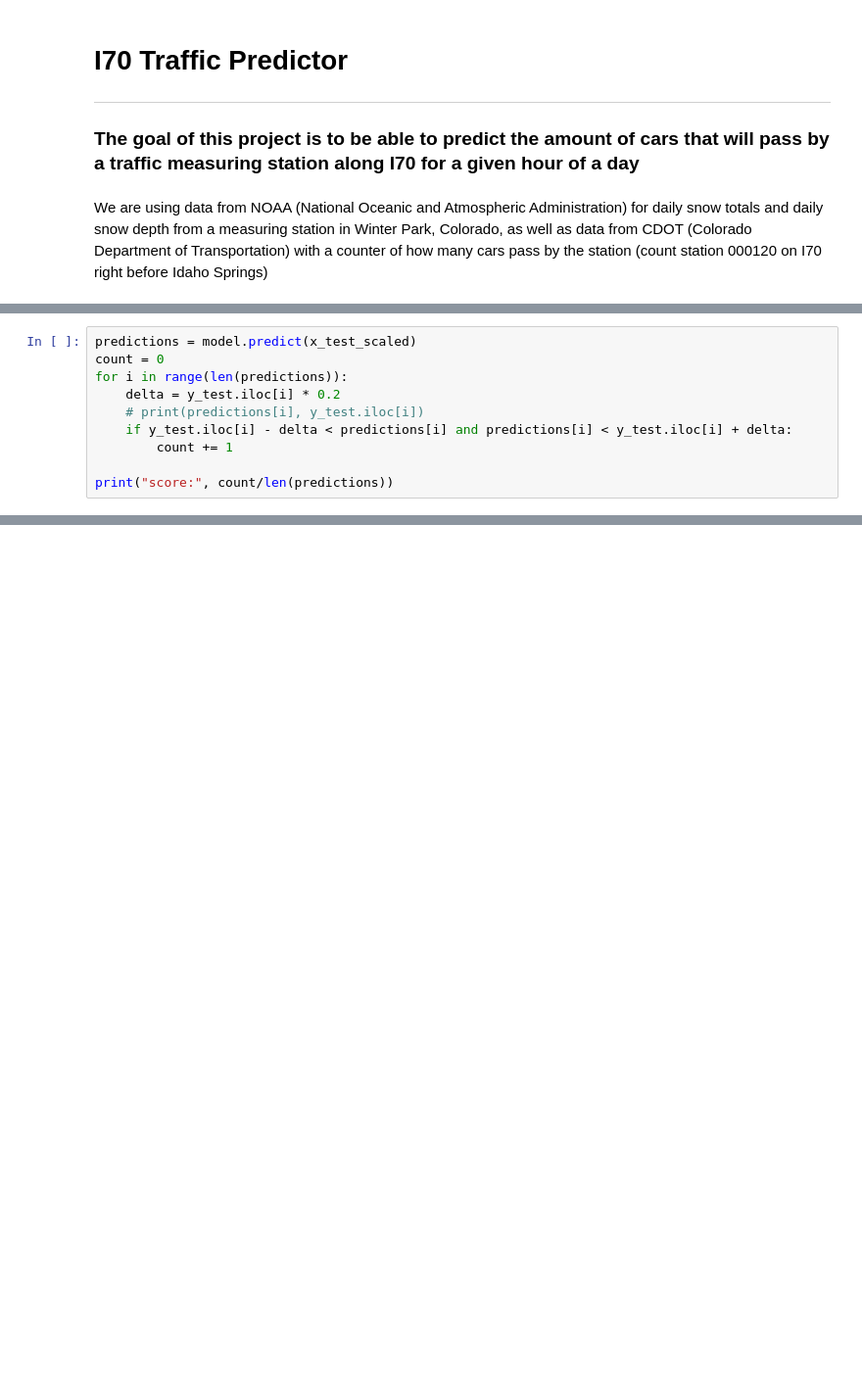
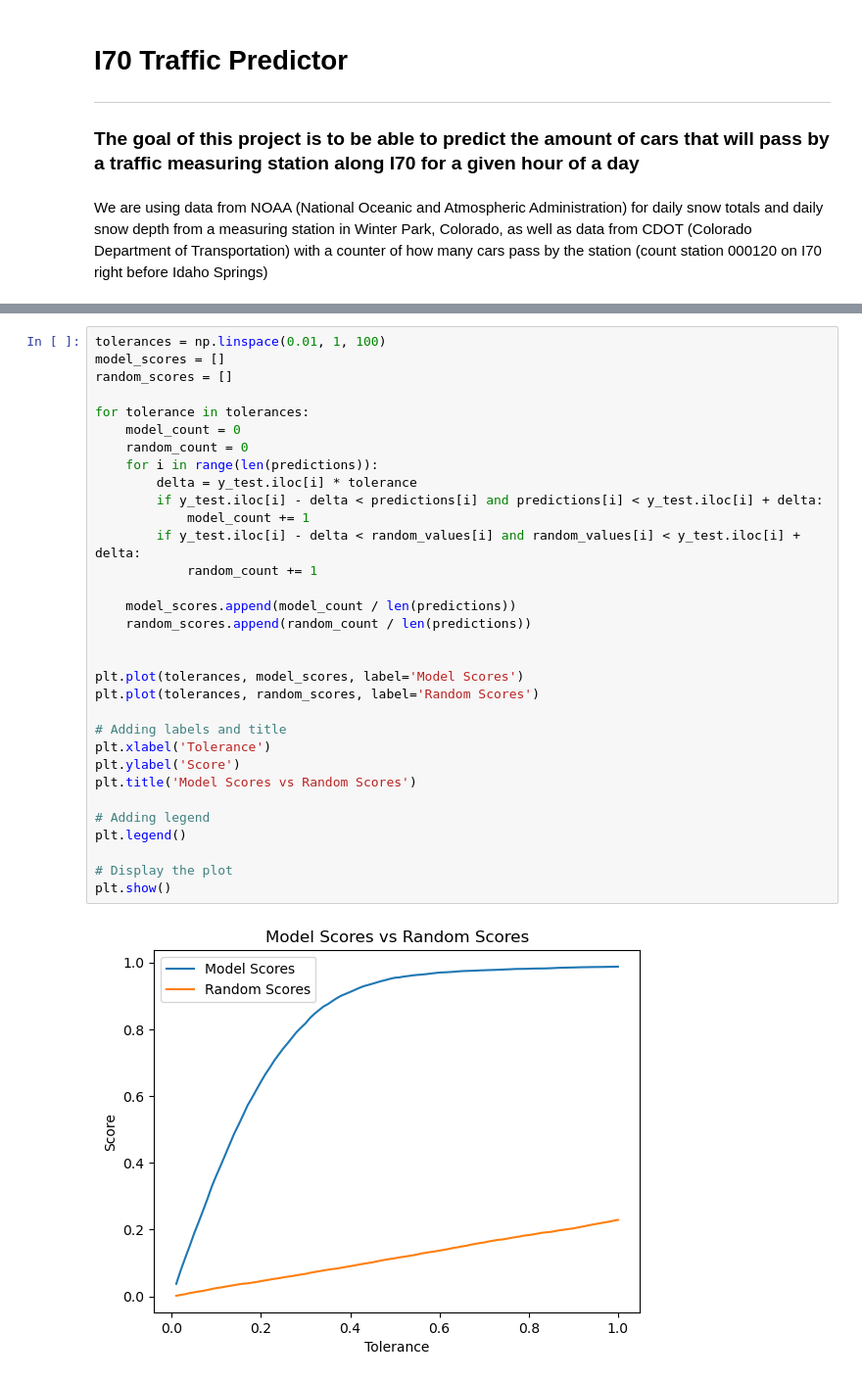
Before and after one commit to ashkevin22/I70TrafficPredictor, a Jupyter notebook: I70TrafficPredictor.ipynb, the cells around one changed output, grey strips where cells are left out. Shown: that part at 98% size. Cells and saved outputs as stored; diff of their text form; blank space fills up the shorter version.

Commit message:
final report, added day of week predictor, added model performance evaluations

```diff
--- a/I70TrafficPredictor.ipynb
+++ b/I70TrafficPredictor.ipynb
@@ -200,10 +203,0 @@ Epoch 20/20
-# %%
-predictions = model.predict(x_test_scaled)
-count = 0
-for i in range(len(predictions)):
-    delta = y_test.iloc[i] * 0.2
-    # print(predictions[i], y_test.iloc[i])
-    if y_test.iloc[i] - delta < predictions[i] and predictions[i] < y_test.iloc[i] + delta:
-        count += 1
-
-print("score:", count/len(predictions))
@@ -212,0 +246,34 @@ score: 0.5126582278481012
+# %%
+tolerances = np.linspace(0.01, 1, 100)
+model_scores = []
+random_scores = []
+
+for tolerance in tolerances:
+    model_count = 0
+    random_count = 0
+    for i in range(len(predictions)):
+        delta = y_test.iloc[i] * tolerance
+        if y_test.iloc[i] - delta < predictions[i] and predictions[i] < y_test.iloc[i] + delta:
+            model_count += 1
+        if y_test.iloc[i] - delta < random_values[i] and random_values[i] < y_test.iloc[i] + delta:
+            random_count += 1
+
+    model_scores.append(model_count / len(predictions))
+    random_scores.append(random_count / len(predictions))
+
+
+plt.plot(tolerances, model_scores, label='Model Scores')
+plt.plot(tolerances, random_scores, label='Random Scores')
+
+# Adding labels and title
+plt.xlabel('Tolerance')
+plt.ylabel('Score')
+plt.title('Model Scores vs Random Scores')
+
+# Adding legend
+plt.legend()
+
+# Display the plot
+plt.show()
+# %% [output]
+[figure, added]
```
Also changed, not shown: parts of 6 cells of this notebook, 1 other file.
